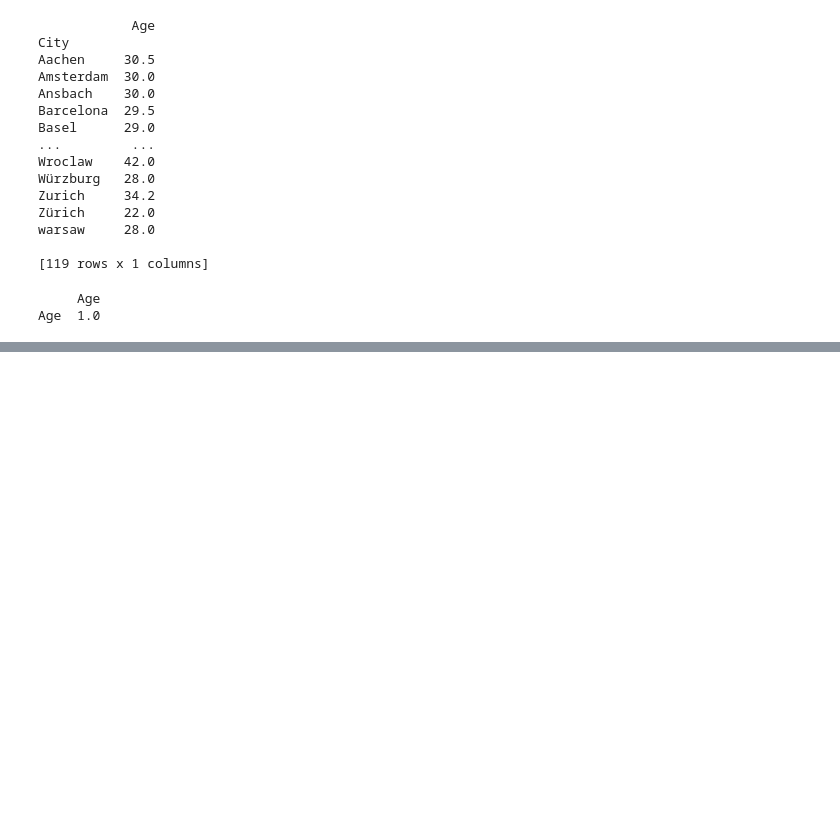
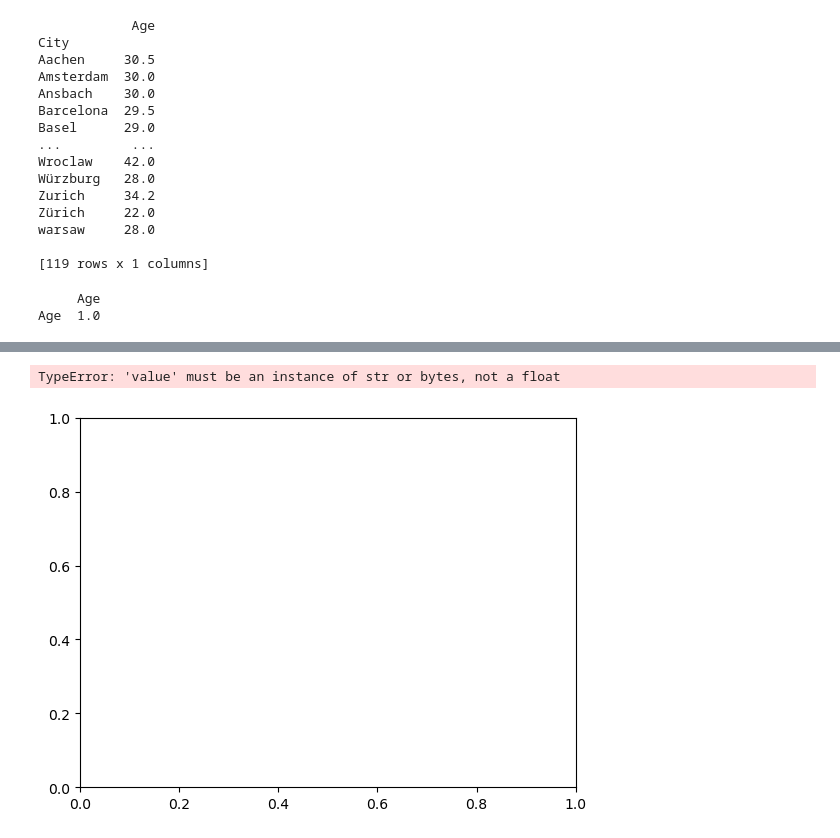
Before and after one commit to webstarO/Week-8, a Jupyter notebook: CSV_docs/EU salary data.ipynb, the cells around one changed output, grey strips where cells are left out. Cells and saved outputs as stored; diff of their text form; code cells hidden in the pictures; blank space fills up the shorter version.

```diff
--- a/CSV_docs/EU salary data.ipynb
+++ b/CSV_docs/EU salary data.ipynb
@@ -151,0 +224,5 @@ Age  1.0
+# %%
+df.plot.scatter(x='Age', y='Total years of experience')
+# %% [output]
+TypeError: 'value' must be an instance of str or bytes, not a float
+[figure, added]
```
Also changed, not shown: parts of 12 cells of this notebook.
